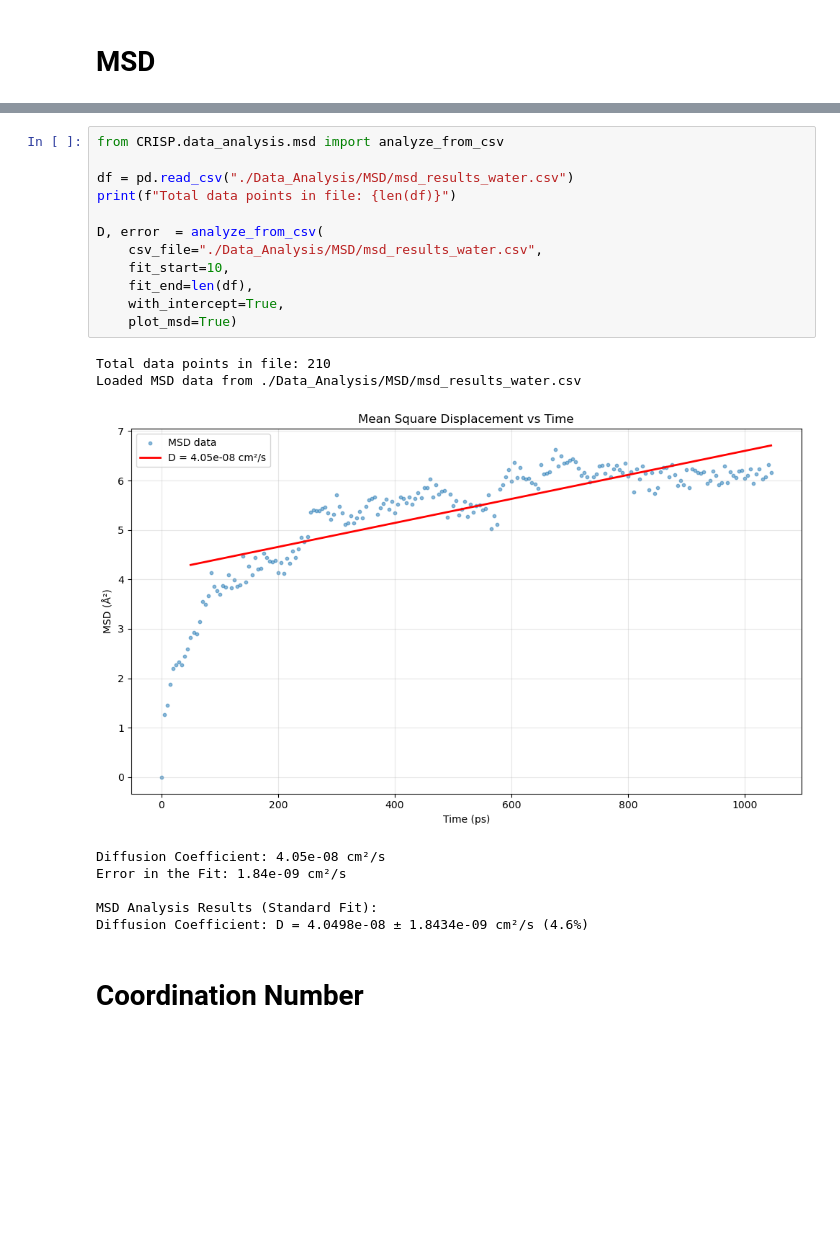
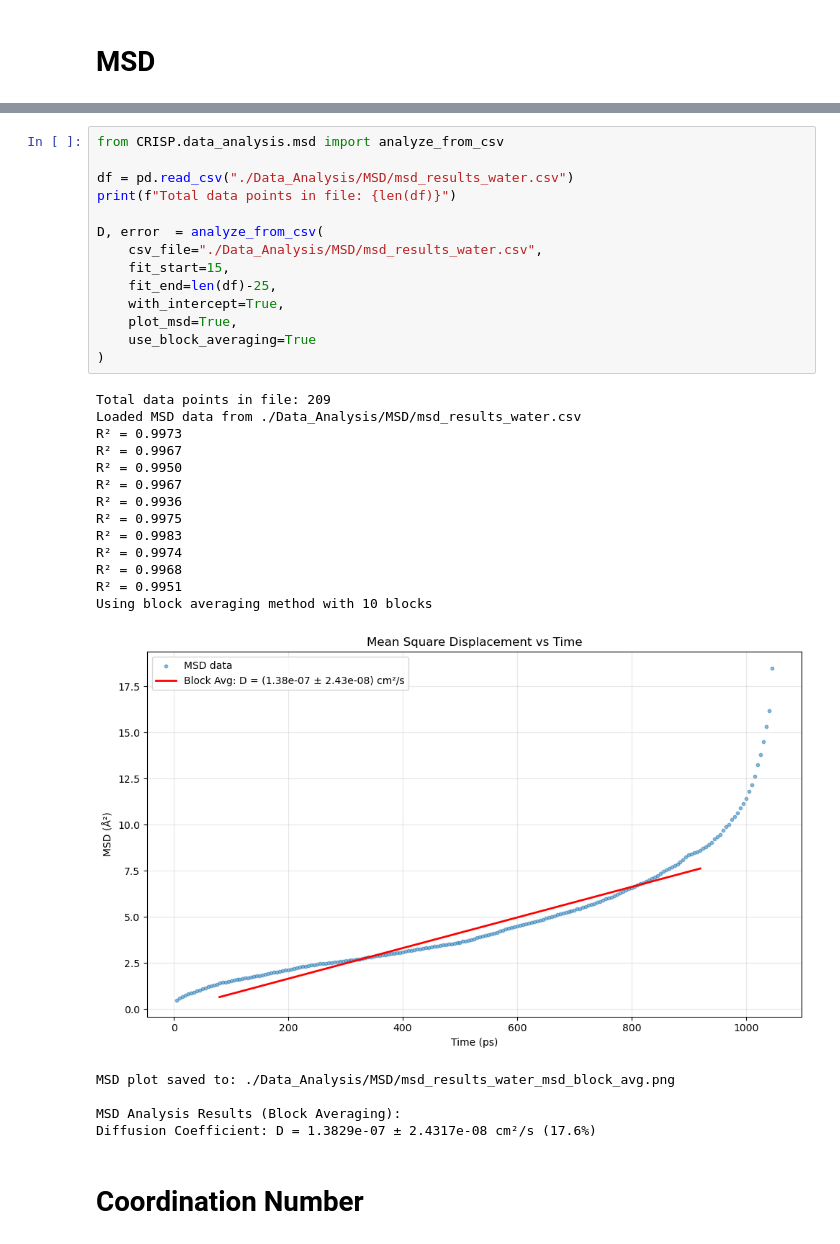
Before and after one commit to carlosbornes/CRISP, a Jupyter notebook: example/Workflow/collage_calculations.ipynb, the cells around one changed output, grey strips where cells are left out. Saved outputs shown, nothing was run; the diff lists cells and outputs as text; blank space fills up the shorter version.

```diff
--- a/example/Workflow/collage_calculations.ipynb
+++ b/example/Workflow/collage_calculations.ipynb
@@ -104,24 +100,36 @@ MSD data has been saved to ./Data_Analysis/MSD/msd_results_water.csv
 # %%
 from CRISP.data_analysis.msd import analyze_from_csv
 
 df = pd.read_csv("./Data_Analysis/MSD/msd_results_water.csv")
 print(f"Total data points in file: {len(df)}")
 
 D, error  = analyze_from_csv(
     csv_file="./Data_Analysis/MSD/msd_results_water.csv",
-    fit_start=10,
-    fit_end=len(df),
+    fit_start=15,
+    fit_end=len(df)-25,
     with_intercept=True,
-    plot_msd=True)
+    plot_msd=True,
+    use_block_averaging=True
+)
 # %% [output]
-Total data points in file: 210
+Total data points in file: 209
 Loaded MSD data from ./Data_Analysis/MSD/msd_results_water.csv
+R² = 0.9973
+R² = 0.9967
+R² = 0.9950
+R² = 0.9967
+R² = 0.9936
+R² = 0.9975
+R² = 0.9983
+R² = 0.9974
+R² = 0.9968
+R² = 0.9951
+Using block averaging method with 10 blocks
-[figure, old version]
+[figure, new version]
-Diffusion Coefficient: 4.05e-08 cm²/s
-Error in the Fit: 1.84e-09 cm²/s
+MSD plot saved to: ./Data_Analysis/MSD/msd_results_water_msd_block_avg.png
 
-MSD Analysis Results (Standard Fit):
-Diffusion Coefficient: D = 4.0498e-08 ± 1.8434e-09 cm²/s (4.6%)
+MSD Analysis Results (Block Averaging):
+Diffusion Coefficient: D = 1.3829e-07 ± 2.4317e-08 cm²/s (17.6%)
 # %% [markdown]
 # Coordination Number
 # %%
```
Also changed, not shown: parts of 8 cells of this notebook, 7 other files.
